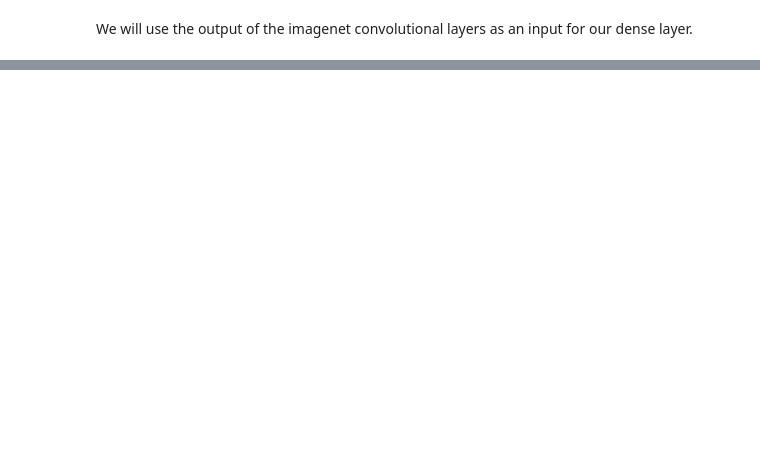
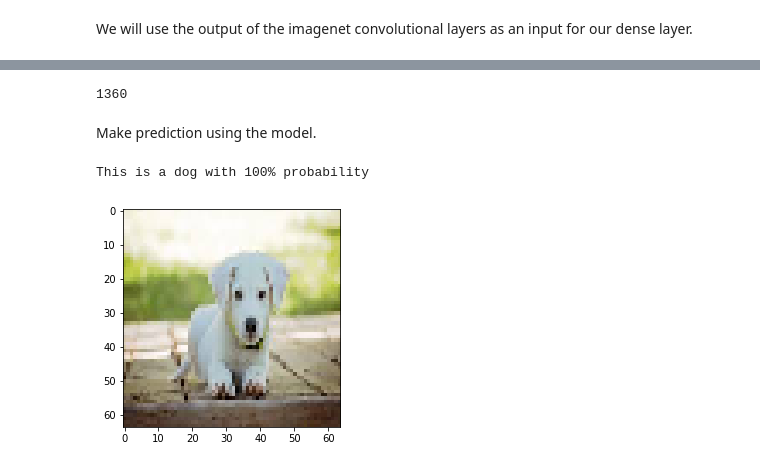
Before and after one commit to bulatkh/ML_complex_models, a Jupyter notebook: pre_trained_models/pre-trained_keras.ipynb, the cells around one changed output, grey strips where cells are left out. Saved outputs shown, nothing was run; the diff lists cells and outputs as text; code cells hidden in the pictures; blank space fills up the shorter version.

Commit message:
sequential model and prediction added

```diff
--- a/pre_trained_models/pre-trained_keras.ipynb
+++ b/pre_trained_models/pre-trained_keras.ipynb
@@ -90,0 +126,6 @@ features_x = pretrained_nn.predict(x_train)
+# %%
+model_structure = model.to_json()
+f = Path('model_structure.json')
+f.write_text(model_structure)
+# %% [output]
+1360
@@ -90,0 +134,23 @@ features_x = pretrained_nn.predict(x_train)
+# %% [markdown]
+Make prediction using the model.
+# %%
+model_structure = f.read_text()
+# %%
+model = model_from_json(model_structure)
+model.load_weights("model_weights.h5")
+# %%
+def make_prediction(img_path, model):
+    img = image.load_img(img_path, target_size=(64,64))
+    image_array = image.img_to_array(img)
+    images = np.expand_dims(image_array, axis=0)
+    images = vgg16.preprocess_input(images)
+    pylab.imshow(img)
+    feat_extr_model = vgg16.VGG16(weights='imagenet', include_top=False, input_shape=(64, 64, 3))
+    features = feat_extr_model.predict(images)
+    result = model.predict(features)
+    print("This is a dog with {}% probability".format(int(result[0][0] * 100)))
+# %%
+make_prediction('test_dog.jpg', model)
+# %% [output]
+This is a dog with 100% probability
+[figure, added]
```
Also changed, not shown: parts of 8 cells of this notebook.
